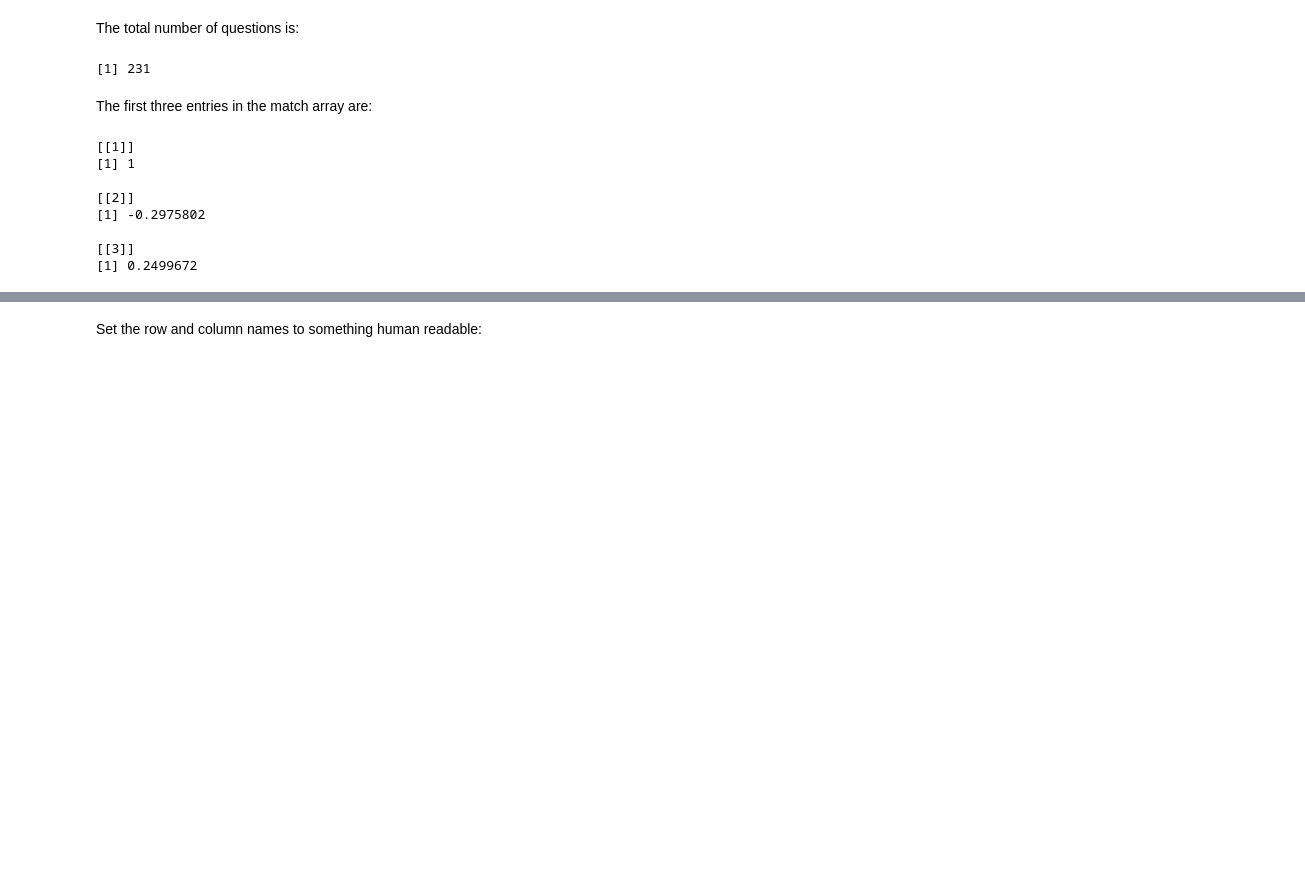
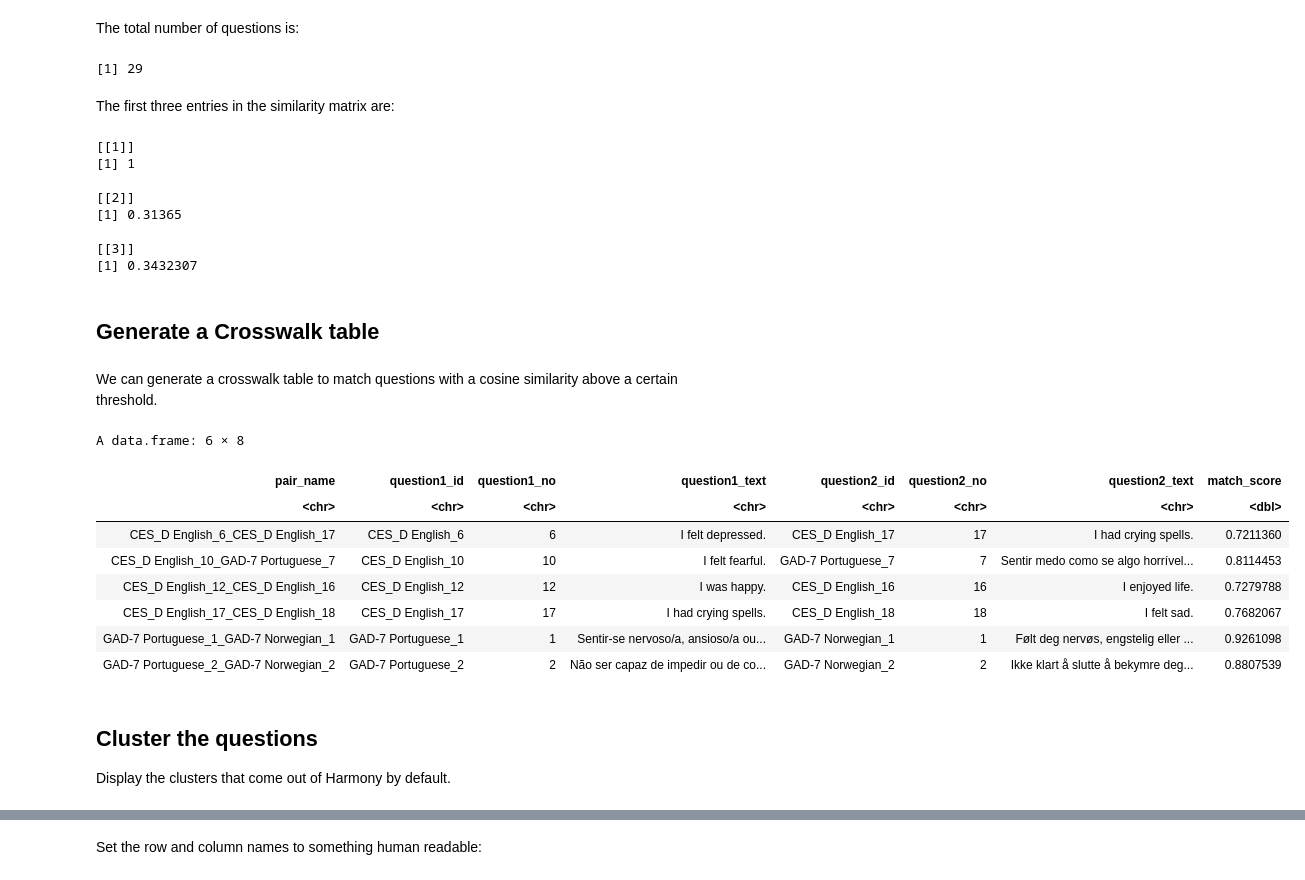
Before and after one commit to harmonydata/experiments, a Jupyter notebook: Harmony_R_example.ipynb, the cells around one changed output, grey strips where cells are left out. Cells and saved outputs as stored; diff of their text form; code cells hidden in the pictures; blank space fills up the shorter version.

```diff
--- a/Harmony_R_example.ipynb
+++ b/Harmony_R_example.ipynb
@@ -302,0 +50,3 @@ list(question_no = "SUI002", question_text="you have thought about killing yours
+# %%
+example_instruments <- get_example_instruments()
+names(example_instruments)
@@ -303 +73,12 @@ list(question_no = "SUI002", question_text="you have thought about killing yours
+# %%
+ces_d_english <- example_instruments[["CES_D English"]]
+gad_7_portuguese <- example_instruments[["GAD-7 Portuguese"]]
+
+gad_7_norwegian <- create_instrument_from_list(
+    list(
+        "Følt deg nervøs, engstelig eller veldig stresset",
+        "Ikke klart å slutte å bekymre deg eller kontrolleren bekymringene dine"
+    ),
+    instrument_name = "GAD-7 Norwegian"
+)
 # %% [markdown]
@@ -307,4 +86,6 @@ instruments_list <- list(cbcl, goassess)
+# %%
+instruments_list <- list(ces_d_english, gad_7_portuguese, gad_7_norwegian)
 # %% [markdown]
 Let’s call Harmony to calculate the match:
 # %%
-match = match_instruments(instruments_list)
+match <- match_instruments(instruments_list)
@@ -341,17 +132,47 @@ The total number of questions is:
 # %%
 length(match$questions)
 # %% [output]
-[1] 231
+[1] 29
 # %% [markdown]
-The first three entries in the match array are:
+The first three entries in the similarity matrix are:
 # %%
-match$matches[[1]][c(1,2,3)]
+match$matches[[1]][c(1, 2, 3)]
 # %% [output]
 [[1]]
 [1] 1
 
 [[2]]
-[1] -0.2975802
+[1] 0.31365
 
 [[3]]
-[1] 0.2499672
+[1] 0.3432307
+# %% [markdown]
+## Generate a Crosswalk table
+# %% [markdown]
+We can generate a crosswalk table to match questions with a cosine similarity above a certain threshold.
+# %%
+threshold <- 0.7
+
+df_crosswalk_table <- generate_crosswalk_table(
+    match$instruments,
+    match$matches,
+    threshold,
+    is_allow_within_instrument_matches = TRUE,
+    is_enforce_one_to_one = TRUE
+)
+
+df_crosswalk_table
+# %% [output]
+A data.frame: 6 × 8
+| pair_name | question1_id | question1_no | question1_text | question2_id | question2_no | question2_text | match_score |
+| <chr> | <chr> | <chr> | <chr> | <chr> | <chr> | <chr> | <dbl> |
+| CES_D English_6_CES_D English_17 | CES_D English_6 | 6 | I felt depressed. | CES_D English_17 | 17 | I had crying spells. | 0.7211360 |
+| CES_D English_10_GAD-7 Portuguese_7 | CES_D English_10 | 10 | I felt fearful. | GAD-7 Portuguese_7 | 7 | Sentir medo como se algo horrível... | 0.8114453 |
+| CES_D English_12_CES_D English_16 | CES_D English_12 | 12 | I was happy. | CES_D English_16 | 16 | I enjoyed life. | 0.7279788 |
+| CES_D English_17_CES_D English_18 | CES_D English_17 | 17 | I had crying spells. | CES_D English_18 | 18 | I felt sad. | 0.7682067 |
+| GAD-7 Portuguese_1_GAD-7 Norwegian_1 | GAD-7 Portuguese_1 | 1 | Sentir-se nervoso/a, ansioso/a ou... | GAD-7 Norwegian_1 | 1 | Følt deg nervøs, engstelig eller ... | 0.9261098 |
+| GAD-7 Portuguese_2_GAD-7 Norwegian_2 | GAD-7 Portuguese_2 | 2 | Não ser capaz de impedir ou de co... | GAD-7 Norwegian_2 | 2 | Ikke klart å slutte å bekymre deg... | 0.8807539 |
+# %% [markdown]
+## Cluster the questions
+
+Display the clusters that come out of Harmony by default.
```
Also changed, not shown: parts of 25 cells of this notebook.
